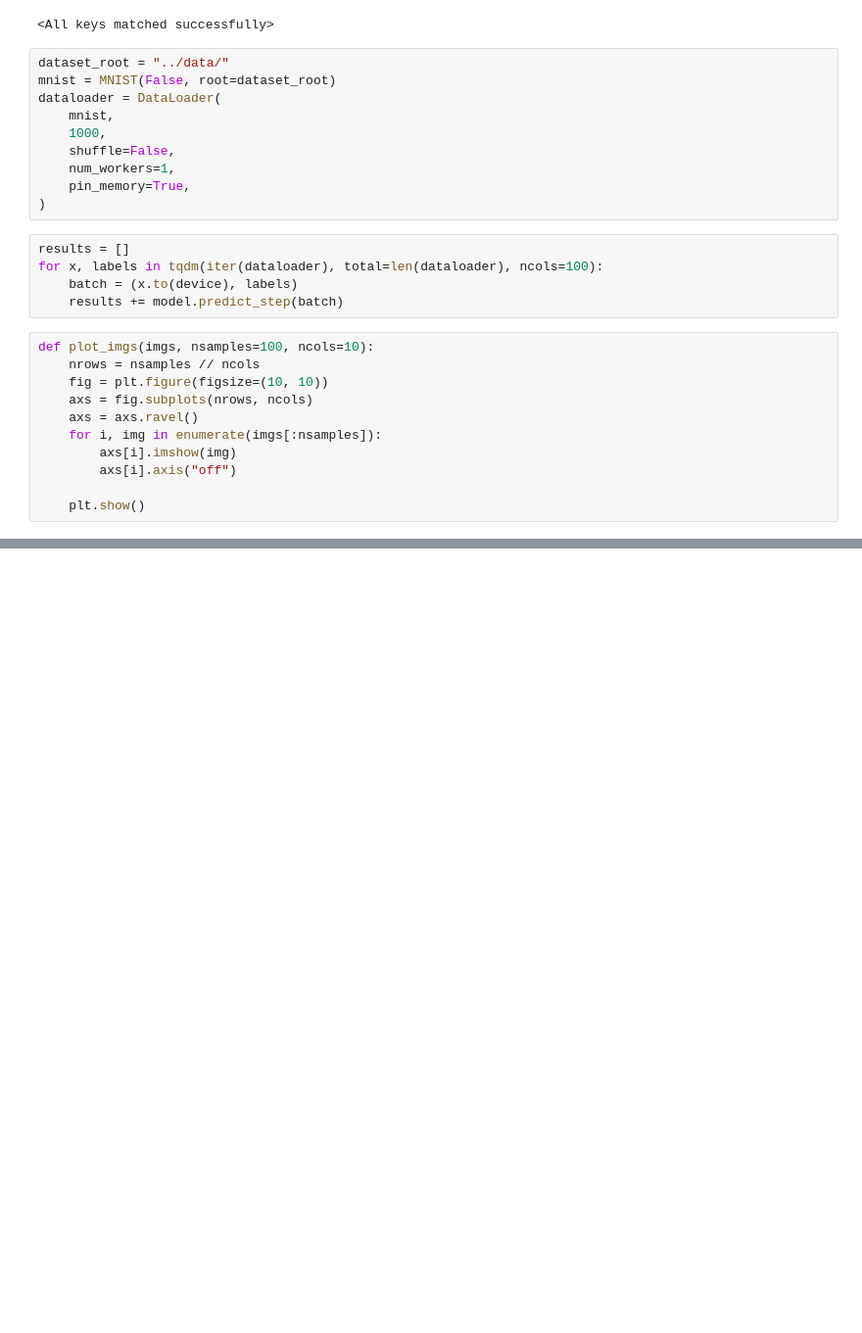
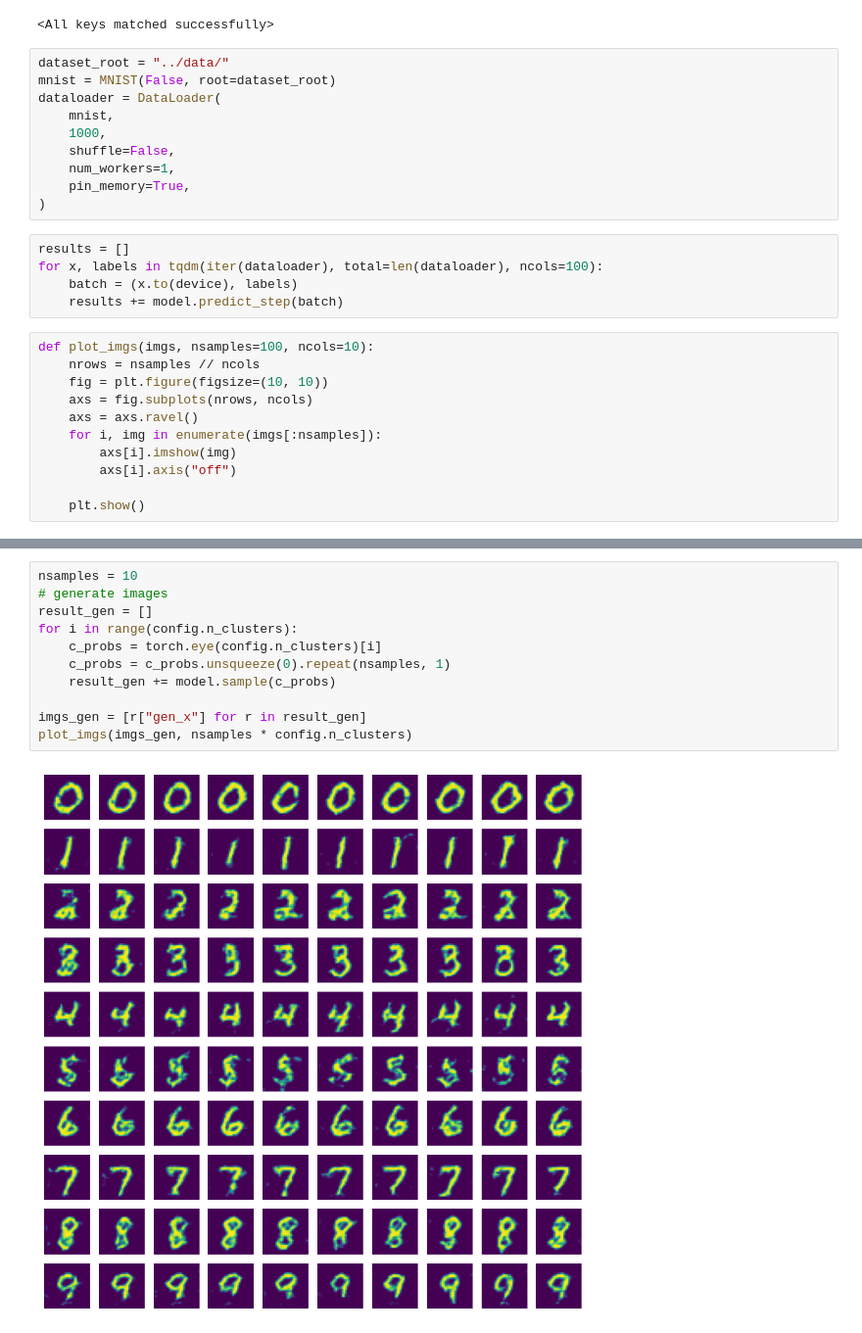
Before and after one commit to kojikojiprg/csqvae, a Jupyter notebook: notebooks/mnist.ipynb, the cells around one changed output, grey strips where cells are left out. Shown at 98% size. Drawn from its saved outputs; the diff is of its cells as text; blank space fills up the shorter version.

```diff
--- a/notebooks/mnist.ipynb
+++ b/notebooks/mnist.ipynb
@@ -139,0 +180,13 @@ plot_imgs(imgs_gen, nsamples)
+# %%
+nsamples = 10
+# generate images
+result_gen = []
+for i in range(config.n_clusters):
+    c_probs = torch.eye(config.n_clusters)[i]
+    c_probs = c_probs.unsqueeze(0).repeat(nsamples, 1)
+    result_gen += model.sample(c_probs)
+
+imgs_gen = [r["gen_x"] for r in result_gen]
+plot_imgs(imgs_gen, nsamples * config.n_clusters)
+# %% [output]
+[figure, added]
```
Also changed, not shown: parts of 9 cells of this notebook, 4 other files.
